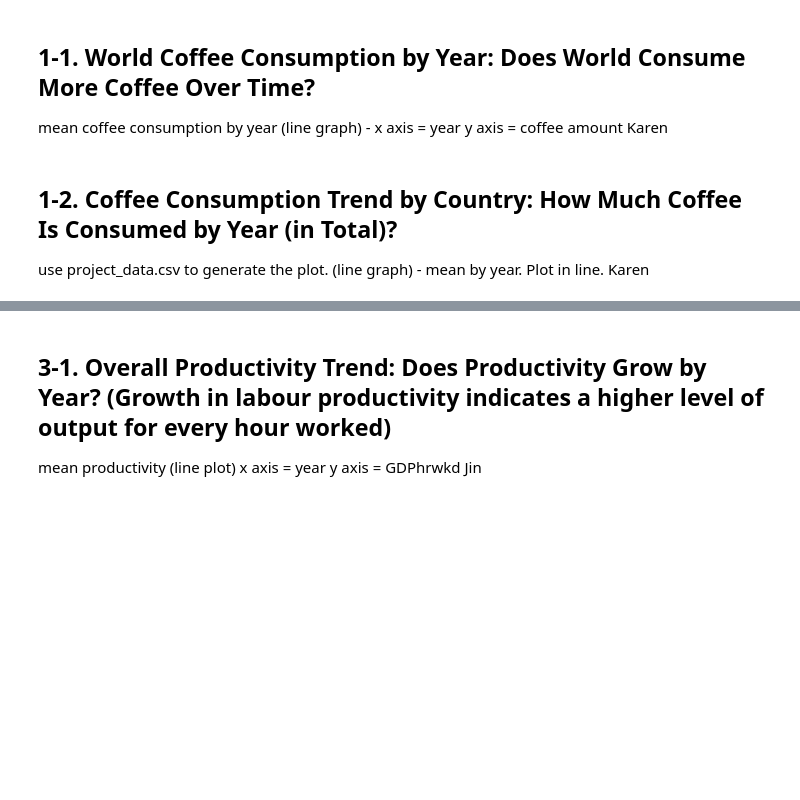
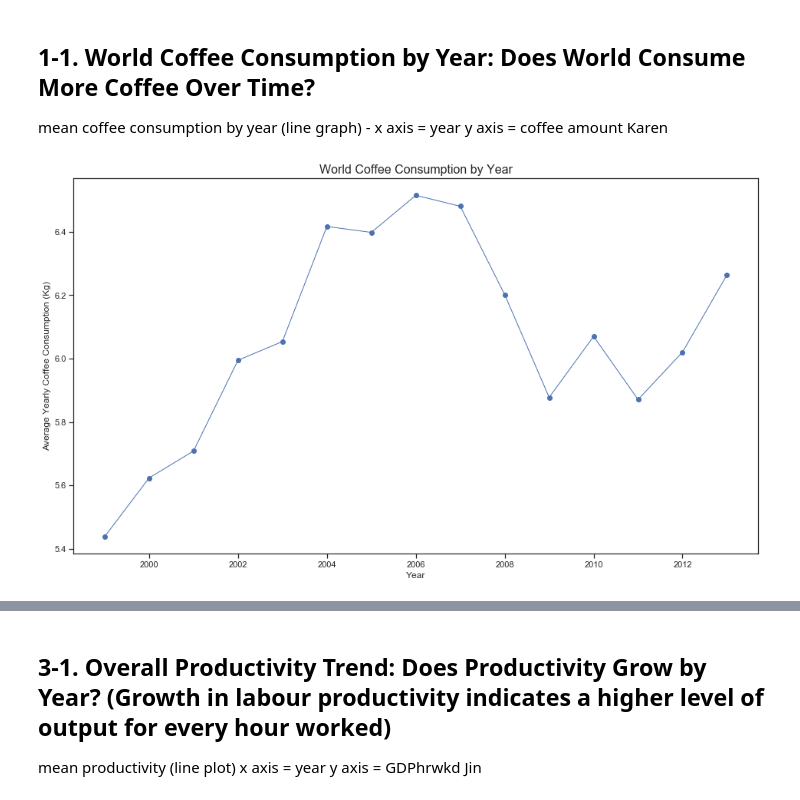
Before and after one commit to andrewboring/Confabulators_Project_1, a Jupyter notebook: project1_the-confabulators_starter.ipynb, the cells around one changed output, grey strips where cells are left out. Cells and saved outputs as stored; diff of their text form; code cells hidden in the pictures; blank space fills up the shorter version.

```diff
--- a/project1_the-confabulators_starter.ipynb
+++ b/project1_the-confabulators_starter.ipynb
@@ -8,8 +8,11 @@ Background: On an individual level, consumption of coffee and its active ingredi
 # Dependencies and Setup
 %matplotlib inline
 import matplotlib.pyplot as plt
+from statistics import mean
 import pandas as pd
 import numpy as np
+
+
 
 # Hide warning messages in notebook
 import warnings
@@ -17,20 +20,24 @@ warnings.filterwarnings('ignore')
 
 # File to Load (Remember to Change These)
 coffee_data_to_load = "data/project_data.csv"
+per_capita_coffee_data_to_load = "data/project_data_with_percapita_consumption.csv"
+
+
 
 # Read the Data
 coffee_data = pd.read_csv(coffee_data_to_load)
-
-# coffee_data.head()
+per_capita_coffee_data = pd.read_csv(per_capita_coffee_data_to_load)
+#coffee_data.head()
 
 # plt.rcParams["figure.figsize"] = 16,9
+
+plt.rcParams["figure.figsize"] = 16,9
 # %% [markdown]
 ## 1-1. World Coffee Consumption by Year: Does World Consume More Coffee Over Time?
 mean coffee consumption by year (line graph) -
 x axis = year
 y axis = coffee amount
 Karen
-# %% [markdown]
-## 1-2. Coffee Consumption Trend by Country: How Much Coffee Is Consumed by Year (in Total)?
-use project_data.csv to generate the plot. (line graph) - mean by year. Plot in line.
-Karen
+# %%
+year = per_capita_coffee_data.iloc[:,1].unique()
+#year
@@ -36,0 +53,20 @@ Karen
+# %%
+# Create line graph to illlustrate mean coffee consumption by year
+
+coffee_consumption_by_ctry_per_capita = per_capita_coffee_data[["Country Name","Year","Coffee Consumed per Capita in Kg"]]
+
+coffee_consumption_pivot_per_capita = coffee_consumption_by_ctry_per_capita.pivot(index="Year", columns="Country Name", values="Coffee Consumed per Capita in Kg")
+
+avg_cofee_consumption_data = coffee_consumption_pivot_per_capita.mean(axis=1)
+
+plt.plot(year, avg_cofee_consumption_data, linewidth=1, marker="o")
+plt.title("World Coffee Consumption by Year",{"fontsize":16})
+plt.ylabel("Average Yearly Coffee Consumption (Kg)")
+plt.xlabel("Year")
+#set_xlim(min(year), max(year)
+
+# Create line graph
+#plt.savefig(avg_coffee_consumption_per_capita)
+plt.show()
+# %% [output]
+[figure, added]
```
Also changed, not shown: parts of 7 cells of this notebook.
